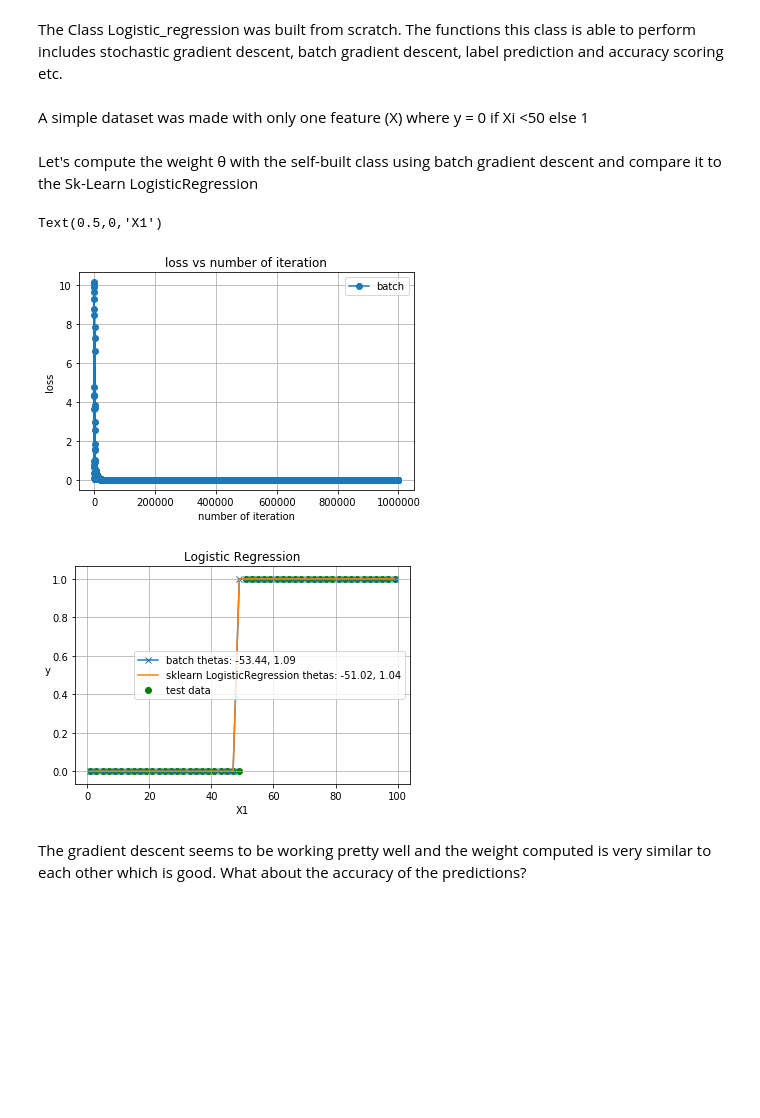
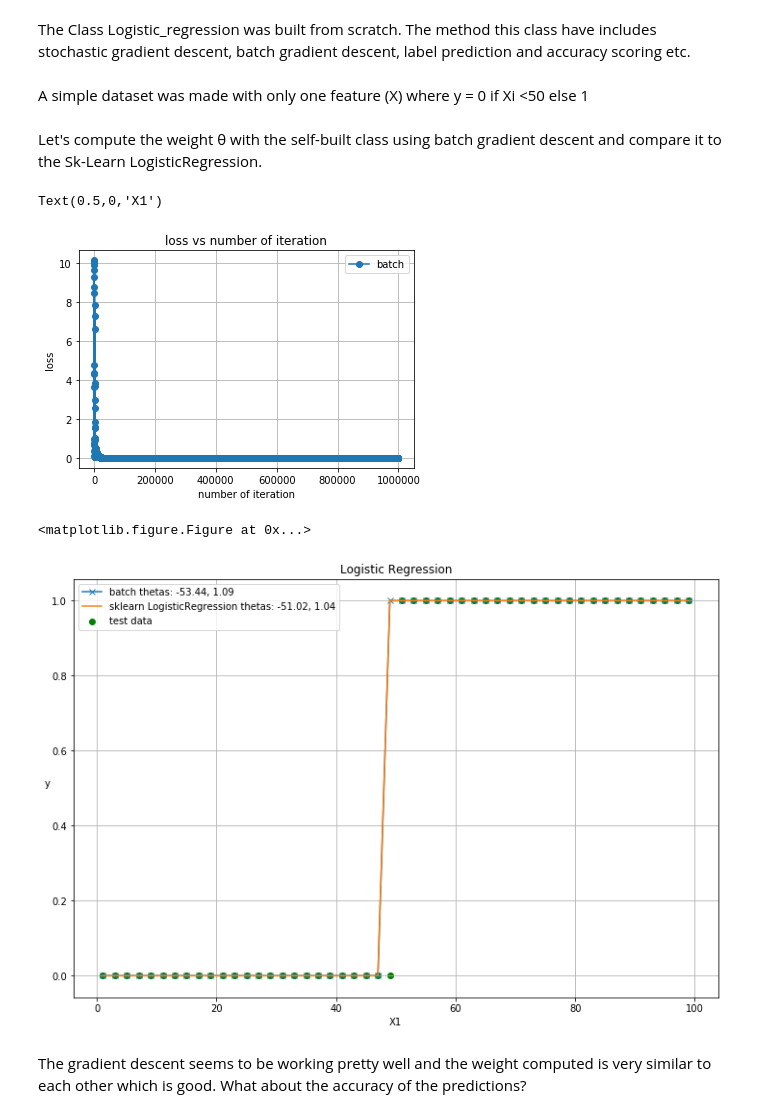
Before and after one commit to bangbangjim/Machine-Learning-Algorithms, a Jupyter notebook: logistic+regression.ipynb, the cells around one changed output. Saved outputs shown, nothing was run; the diff lists cells and outputs as text; code cells hidden in the pictures; blank space fills up the shorter version.

```diff
--- a/logistic+regression.ipynb
+++ b/logistic+regression.ipynb
@@ -1,5 +1,5 @@
 # %% [markdown]
-The Class Logistic_regression was built from scratch. The functions this class is able to perform includes stochastic gradient descent, batch gradient descent, label prediction and accuracy scoring etc.
+The Class Logistic_regression was built from scratch. The method this class have includes stochastic gradient descent, batch gradient descent, label prediction and accuracy scoring etc.
 # %%
 %matplotlib inline
 import numpy as np
@@ -155,7 +155,7 @@ A simple dataset was made with only one feature (X) where y = 0 if Xi <50 else 1
 X1 = np.array([[i,] for i in range(0,100,2)])
 y = np.array([[0,] if i <50 else [1,] for i in X1])
 # %% [markdown]
-Let's compute the weight θ with the self-built class using batch gradient descent and compare it to the Sk-Learn LogisticRegression
+Let's compute the weight θ with the self-built class using batch gradient descent and compare it to the Sk-Learn LogisticRegression.
 # %%
 C = Logistic_regression(X1, y, 0.001, 0, 1000000)
 thetas, losses, Xs, Zs= C.gradient_descent()
@@ -164,34 +164,36 @@ clf = LogisticRegression(C = 1e30)
 clf = clf.fit(X1, y.flatten())
 m, c = map(np.float, [clf.coef_, clf.intercept_])
 
 
 # plot loss vs number of iteration for batch and stochastic
 plt.figure()
 plt.title("loss vs number of iteration")
 plt.ylabel("loss")
 plt.xlabel("number of iteration")
 plt.grid()
 plt.plot(list(losses.keys()), list(losses.values()), marker = "o", label = "batch")
 plt.legend()
 # plot X vs y of the result model
 plt.figure()
+plt.figure(figsize=(12,8))
 #create a different set of Xs, and ys for testing
 x_test = np.array([[i,] for i in range(1,101,2)])
 y_test  = np.array([0 if i <50 else 1 for i in x_test.flatten()])
 plt.scatter(x_test, y_test, color = "g", label = "test data")
 plt.plot(x_test.flatten(), C.predict(x_test), label = "batch thetas: " + ", ".join(map(lambda x: str(round(x,2)), thetas.flatten().tolist())), marker = "x")
 plt.plot(x_test.flatten(), clf.predict(x_test), label = "sklearn LogisticRegression thetas: "+ ", ".join(map(lambda x: str(round(x,2)), [c,m])))
 
 
 plt.legend()
 plt.grid()
 plt.title("Logistic Regression")
 plt.ylabel("y").set_rotation(0)
 plt.xlabel("X1")
 # %% [output]
 Text(0.5,0,'X1')
 [figure]
+<matplotlib.figure.Figure at 0x...>
-[figure, old version]
+[figure, new version]
 # %% [markdown]
 The gradient descent seems to be working pretty well and the weight computed is very similar to each other which is good. What about the accuracy of the predictions?
 # %%
```
Also changed, not shown: parts of 2 cells of this notebook.
